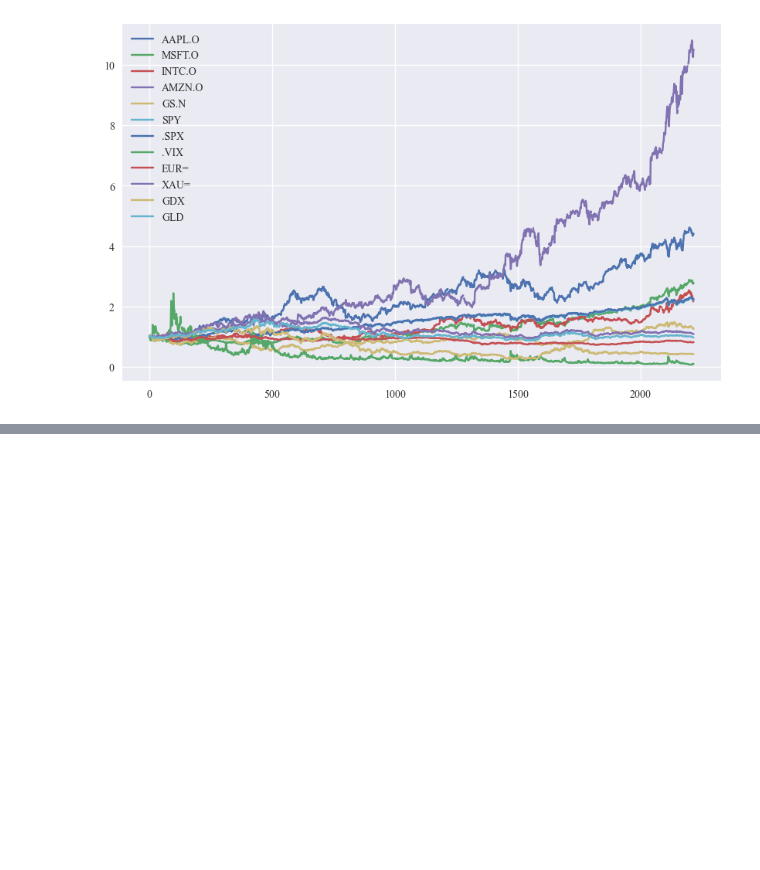
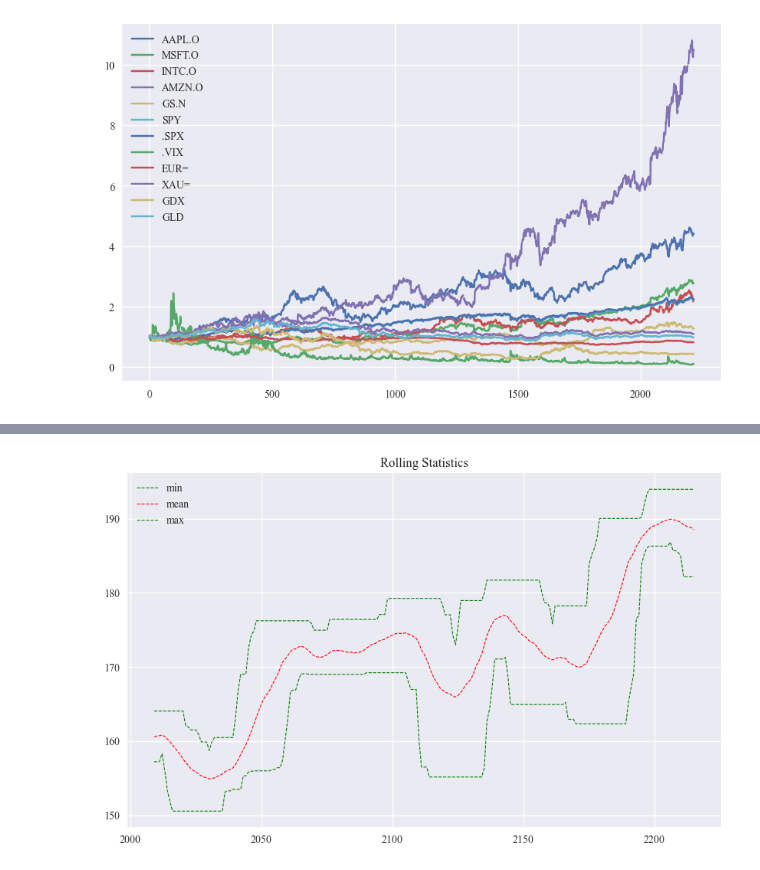
Before and after one commit to PawanJadhav7/Python_Finance, a Jupyter notebook: Time_Series.ipynb, the cells around one changed output, grey strips where cells are left out. Drawn from its saved outputs; the diff is of its cells as text; code cells hidden in the pictures; blank space fills up the shorter version.

```diff
--- a/Time_Series.ipynb
+++ b/Time_Series.ipynb
@@ -162,3 +162,18 @@ plt.show()
 # %% [output]
 [figure]
 [figure]
+# %%
+#Rolling Statistics
+date = "Date"
+symbol = 'AAPL.O'
+data_symbol = pd.DataFrame(eod_dat_csv[symbol]).dropna()
+# %%
+window = 20
+data_symbol['Date'] = eod_dat_csv[date]
+data_symbol['min'] = data_symbol[symbol].rolling(window=window).min()
+data_symbol['max'] = data_symbol[symbol].rolling(window=window).max()
+data_symbol['std'] = data_symbol[symbol].rolling(window=window).std()
+data_symbol['median'] = data_symbol[symbol].rolling(window=window).median()
+data_symbol['mean'] = data_symbol[symbol].rolling(window=window).mean()
+data_symbol['ewma'] = data_symbol[symbol].ewm(halflife=0.5,min_periods=window).mean()
+data_symbol.dropna()
@@ -164,0 +194,11 @@ plt.show()
+# %%
+ax= data_symbol[['min','mean','max']].iloc[-200:].plot(
+    figsize=(10,6),
+    style=['g--', 'r--', 'g--'],
+    linewidth=0.8,
+    legend=True,
+    title='Rolling Statistics'
+);
+plt.show()
+# %% [output]
+[figure, added]
```
Also changed, not shown: parts of 4 cells of this notebook, 1 other file.
